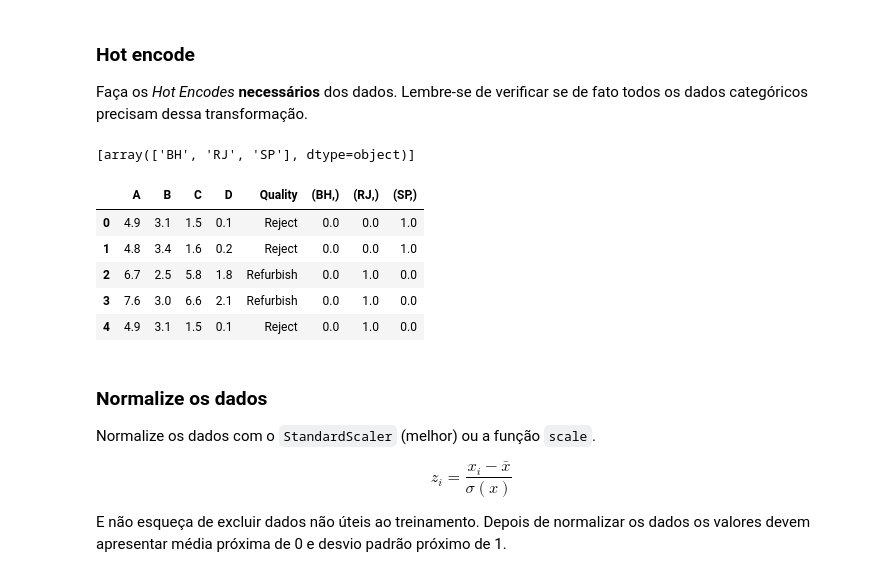
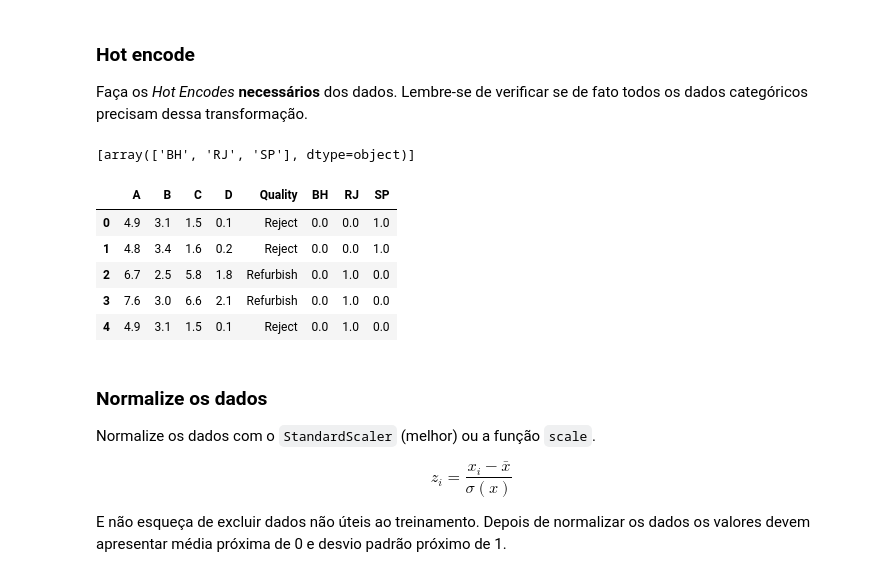
Before and after one commit to NilbertoFreitas/Mineracao_de_Dados, a Jupyter notebook: BIG_A3_Classificacao-Nilberto.ipynb, the cells around one changed output. Cells and saved outputs as stored; diff of their text form; code cells hidden in the pictures.

```diff
--- a/BIG_A3_Classificacao-Nilberto.ipynb
+++ b/BIG_A3_Classificacao-Nilberto.ipynb
@@ -102,23 +102,23 @@ Faça os *Hot Encodes* **necessários** dos dados. Lembre-se de verificar se de
 # %%
 # seu código
 
 from sklearn.preprocessing import OneHotEncoder, LabelEncoder
 
 hot_encode = OneHotEncoder(handle_unknown='ignore')
 hot_encode = hot_encode.fit(df[['Unit']])
 
 display(hot_encode.categories_)
 
 #display (pd.concat([ df, pd.DataFrame(hot_encode.transform(df[['Unit']] ).toarray(), columns = hot_encode.categories_) ], axis=1 ))
 df= pd.concat([ df, pd.DataFrame(hot_encode.transform(df[['Unit']] ).toarray(), columns = hot_encode.categories_) ], axis=1 )
 df=df.drop(columns='Unit')
 #display (pd.DataFrame(hot_encode.transform(df[['Unit']] ).toarray(), columns = hot_encode.categories_) )
-
+df.columns=['A','B','C','D','Quality','BH','RJ','SP']
 
 df.head()
 # %% [output]
 [array(['BH', 'RJ', 'SP'], dtype=object)]
-|  | A | B | C | D | Quality | (BH,) | (RJ,) | (SP,) |
+|  | A | B | C | D | Quality | BH | RJ | SP |
 | 0 | 4.9 | 3.1 | 1.5 | 0.1 | Reject | 0.0 | 0.0 | 1.0 |
 | 1 | 4.8 | 3.4 | 1.6 | 0.2 | Reject | 0.0 | 0.0 | 1.0 |
 | 2 | 6.7 | 2.5 | 5.8 | 1.8 | Refurbish | 0.0 | 1.0 | 0.0 |
```
Also changed, not shown: parts of 3 cells of this notebook.
